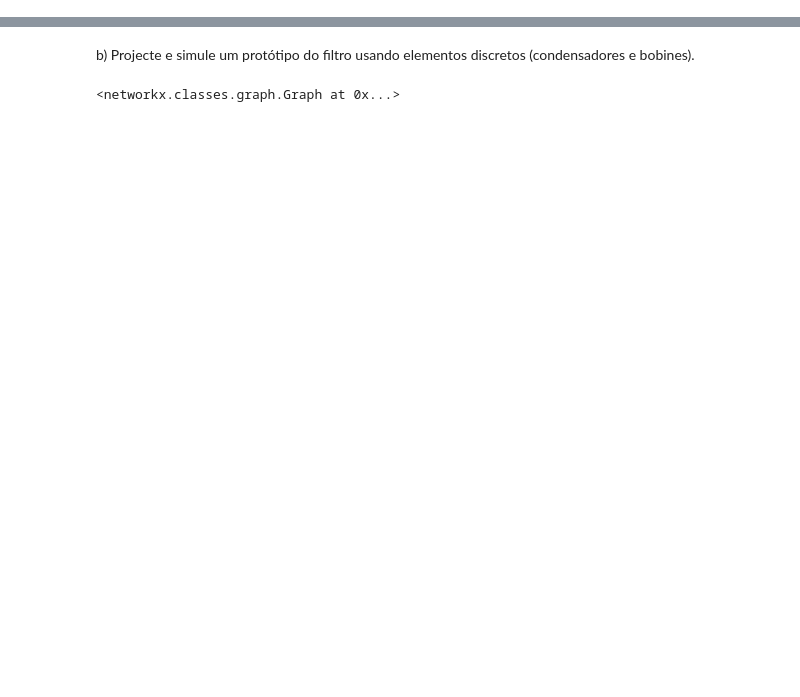
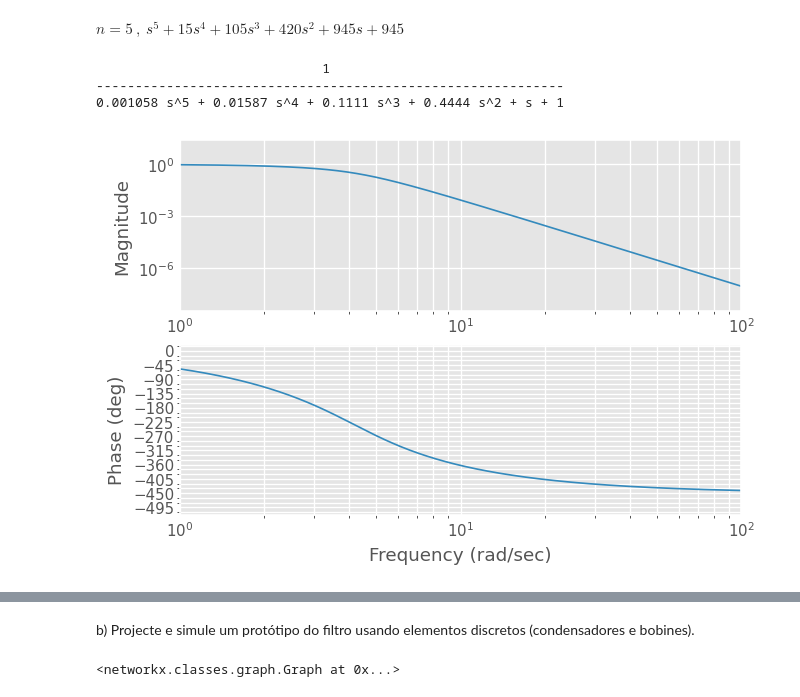
Before and after one commit to martinhofigueiredo/ERF, a Jupyter notebook: Lab5/lab5.ipynb, the cells around one changed output, grey strips where cells are left out. Cells and saved outputs as stored; diff of their text form; code cells hidden in the pictures; blank space fills up the shorter version.

```diff
--- a/Lab5/lab5.ipynb
+++ b/Lab5/lab5.ipynb
@@ -54,0 +109,49 @@ rf.stylely()
+# %%
+
+import math
+
+
+def besselpoly(n: int):
+    if (n == 0):
+        display(Markdown(f"$Order\ must\ be\ bigger\ than\ 0,\tn > 0$"))
+        return 0
+    poly = []
+    string = []
+    theta = ""
+    for k in range(0, n+1):  # Account for iteration k=n
+        a_k = math.factorial(2*n - k) / (pow(2, (n-k)) *
+                                         math.factorial(k) * math.factorial(n-k))
+        poly.append(a_k)
+        string.append(f" - ${k = },a_{k} = {a_k}$")
+        aux = f'{a_k:.0f}'
+        if a_k == 1 and k != 0:
+            aux = ''
+        if k > 0:
+            if k == 1:
+                theta = (aux + 's + ' + theta)
+            else:
+                theta = (aux+'s^'+'{'+f'{k:.0f}'+'} + ' + theta)
+        else:
+            theta = ' ' + aux + theta
+    display(Markdown(f'${n = }\ ,\ {theta} $'))
+    # for line in string:
+    #    display(Markdown(line))
+    return poly
+# %%
+def besselfilter(n):
+    poly = besselpoly(n)
+
+    dividend = poly[0]
+    poly.reverse()
+    for k in range(len(poly)):
+        poly[k] = poly[k]/dividend
+    H = control.tf(1, poly)
+    print(H)
+    control.bode(H)
+besselfilter(5)
+# %% [output]
+$n = 5\ ,\ s^{5} + 15s^{4} + 105s^{3} + 420s^{2} + 945s +  945 $
+                             1
+------------------------------------------------------------
+0.001058 s^5 + 0.01587 s^4 + 0.1111 s^3 + 0.4444 s^2 + s + 1
+[figure, added]
```
Also changed, not shown: parts of 12 cells of this notebook, 9 other files.
